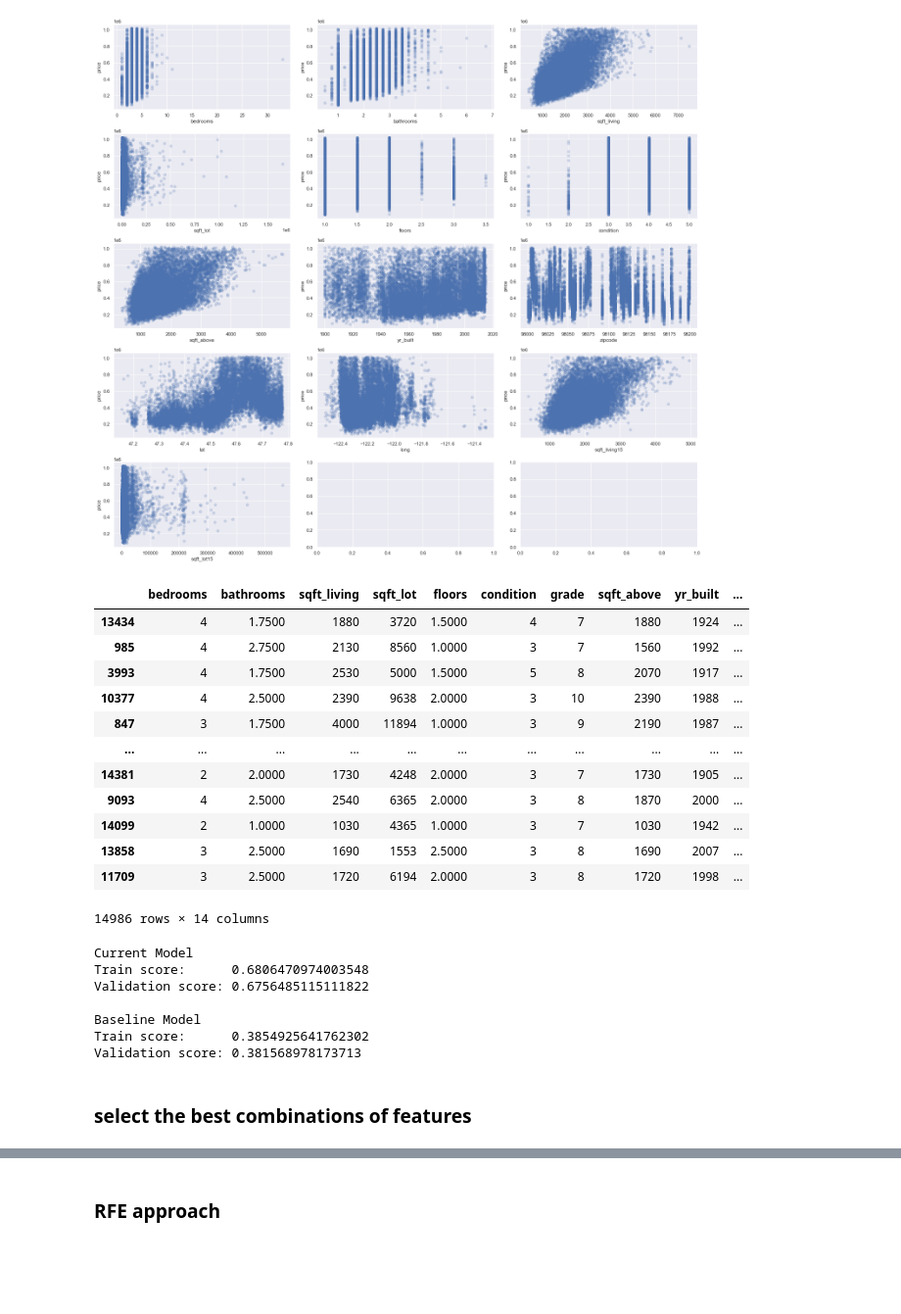
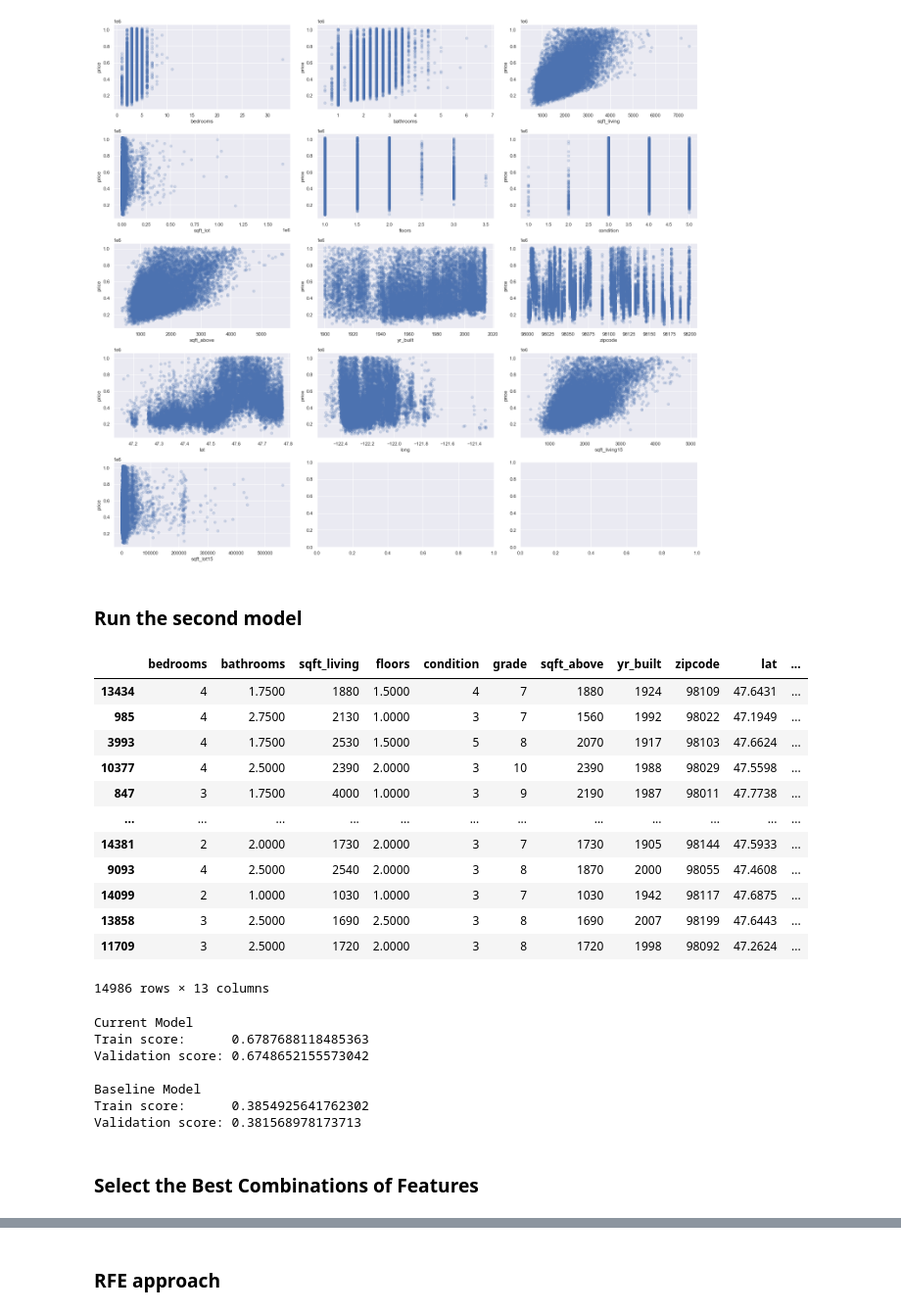
Before and after one commit to anguyen61191/NorthWestCountyProject, a Jupyter notebook: Julian_Notebook.ipynb, the cells around one changed output, grey strips where cells are left out. Shown at 98% size. Drawn from its saved outputs; the diff is of its cells as text; code cells hidden in the pictures; blank space fills up the shorter version.

```diff
--- a/Julian_Notebook.ipynb
+++ b/Julian_Notebook.ipynb
@@ -147,7 +109,0 @@ df_copy['id'].duplicated().sum()
-# %%
-df_copy['view'] = df_copy['view'].fillna(value="NONE")
-df_copy['waterfront'] = df_copy['waterfront'].fillna(value="N/A")
-df_copy['yr_renovated'] = df_copy['yr_renovated'].fillna(value= 0.0)
-df_copy['sqft_basement'] = df_copy['sqft_basement'].apply(lambda x: x.replace("?", "0.0"))
-df_copy['sqft_basement'] = df_copy['sqft_basement'].astype("float64")
-df_copy['grade'] = df_copy["grade"].str.split(" ").str[0].astype('int64')
@@ -384,14 +109,0 @@ memory usage: 2.4 MB
-# %%
-df_copy = df_copy.reset_index()
-encoder = OneHotEncoder()
-# apply on df
-# color_1hot = encoder.fit_transform(df_clean["zipcode"].values.reshape(-1,1))
-# color_1hot_df = pd.DataFrame(color_1hot.toarray())
-# df_clean = pd.concat([df_clean.drop('zipcode', axis = 1), color_1hot_df], axis = 1)
-zipcode_trans = encoder.fit_transform(df['zipcode'].values.reshape(-1,1))
-zipcode_trans.todense()
-encoder.get_feature_names()
-zipcode_df =pd.DataFrame(zipcode_trans.todense(), columns = encoder.get_feature_names())
-zipcode_df
-df_copy = df_copy.join(zipcode_df)
-df_copy
@@ -616,28 +214,30 @@ for index, col in enumerate(scatterplot_data.columns):
     ax.set_ylabel("price")
 # %% [output]
 [figure]
+# %% [markdown]
+### Run the second model
 # %%
 ## drop id,
 # x_train_second_model = x_train_numeric.drop('id', axis=1).copy()
 # x_train_second_model = x_train_second_model.drop('yr_renovated', axis=1).copy()
 # x_train_second_model = x_train_second_model.drop('sqft_basement', axis=1).copy()
-x_train_second_model = x_train_numeric.copy()
+x_train_second_model = x_train_numeric.drop('sqft_lot', axis =1).copy()
 
 x_train_second_model
 # %% [output]
-|  | bedrooms | bathrooms | sqft_living | sqft_lot | floors | condition | grade | sqft_above | yr_built | ... |
-| 13434 | 4 | 1.7500 | 1880 | 3720 | 1.5000 | 4 | 7 | 1880 | 1924 | ... |
-| 985 | 4 | 2.7500 | 2130 | 8560 | 1.0000 | 3 | 7 | 1560 | 1992 | ... |
-| 3993 | 4 | 1.7500 | 2530 | 5000 | 1.5000 | 5 | 8 | 2070 | 1917 | ... |
-| 10377 | 4 | 2.5000 | 2390 | 9638 | 2.0000 | 3 | 10 | 2390 | 1988 | ... |
-| 847 | 3 | 1.7500 | 4000 | 11894 | 1.0000 | 3 | 9 | 2190 | 1987 | ... |
-| ... | ... | ... | ... | ... | ... | ... | ... | ... | ... | ... |
-| 14381 | 2 | 2.0000 | 1730 | 4248 | 2.0000 | 3 | 7 | 1730 | 1905 | ... |
-| 9093 | 4 | 2.5000 | 2540 | 6365 | 2.0000 | 3 | 8 | 1870 | 2000 | ... |
-| 14099 | 2 | 1.0000 | 1030 | 4365 | 1.0000 | 3 | 7 | 1030 | 1942 | ... |
-| 13858 | 3 | 2.5000 | 1690 | 1553 | 2.5000 | 3 | 8 | 1690 | 2007 | ... |
-| 11709 | 3 | 2.5000 | 1720 | 6194 | 2.0000 | 3 | 8 | 1720 | 1998 | ... |
+|  | bedrooms | bathrooms | sqft_living | floors | condition | grade | sqft_above | yr_built | zipcode | lat | ... |
+| 13434 | 4 | 1.7500 | 1880 | 1.5000 | 4 | 7 | 1880 | 1924 | 98109 | 47.6431 | ... |
+| 985 | 4 | 2.7500 | 2130 | 1.0000 | 3 | 7 | 1560 | 1992 | 98022 | 47.1949 | ... |
+| 3993 | 4 | 1.7500 | 2530 | 1.5000 | 5 | 8 | 2070 | 1917 | 98103 | 47.6624 | ... |
+| 10377 | 4 | 2.5000 | 2390 | 2.0000 | 3 | 10 | 2390 | 1988 | 98029 | 47.5598 | ... |
+| 847 | 3 | 1.7500 | 4000 | 1.0000 | 3 | 9 | 2190 | 1987 | 98011 | 47.7738 | ... |
+| ... | ... | ... | ... | ... | ... | ... | ... | ... | ... | ... | ... |
+| 14381 | 2 | 2.0000 | 1730 | 2.0000 | 3 | 7 | 1730 | 1905 | 98144 | 47.5933 | ... |
+| 9093 | 4 | 2.5000 | 2540 | 2.0000 | 3 | 8 | 1870 | 2000 | 98055 | 47.4608 | ... |
+| 14099 | 2 | 1.0000 | 1030 | 1.0000 | 3 | 7 | 1030 | 1942 | 98117 | 47.6875 | ... |
+| 13858 | 3 | 2.5000 | 1690 | 2.5000 | 3 | 8 | 1690 | 2007 | 98199 | 47.6443 | ... |
+| 11709 | 3 | 2.5000 | 1720 | 2.0000 | 3 | 8 | 1720 | 1998 | 98092 | 47.2624 | ... |
-14986 rows × 14 columns
+14986 rows × 13 columns
 # %%
 second_model = LinearRegression()
 
@@ -658,14 +258,14 @@ print("Train score:     ", baseline_scores["train_score"].mean())
 print("Validation score:", baseline_scores["test_score"].mean())
 # %% [output]
 Current Model
-Train score:      0.6806470974003548
-Validation score: 0.6756485115111822
+Train score:      0.6787688118485363
+Validation score: 0.6748652155573042
 
 Baseline Model
 Train score:      0.3854925641762302
 Validation score: 0.381568978173713
-# %% [markdown]
-### select the best combinations of features
+# %% [markdown]
+### Select the Best Combinations of Features
 # %%
 sm.OLS(y_train, sm.add_constant(x_train_second_model)).fit().summary()
 # %% [output]
```
Also changed, not shown: parts of 74 cells of this notebook.
